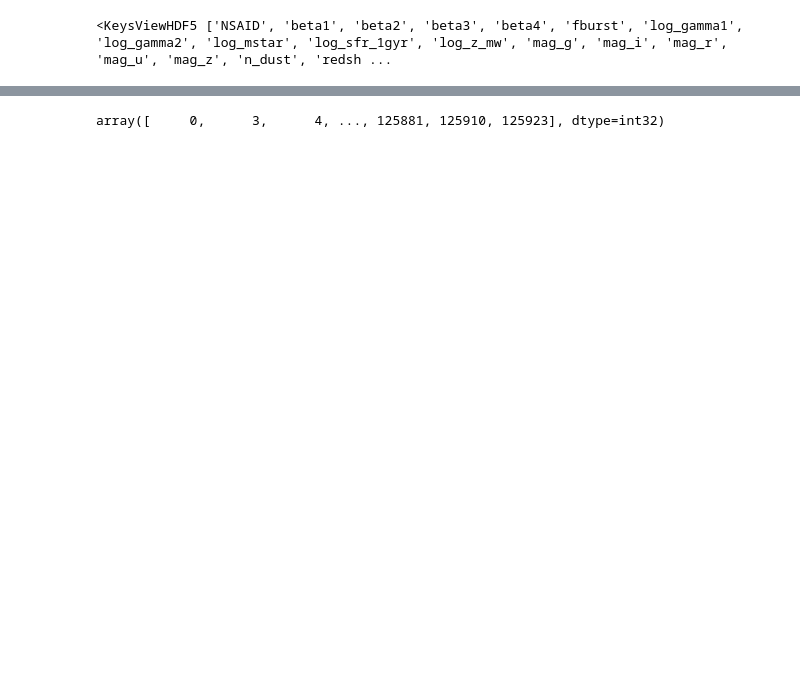
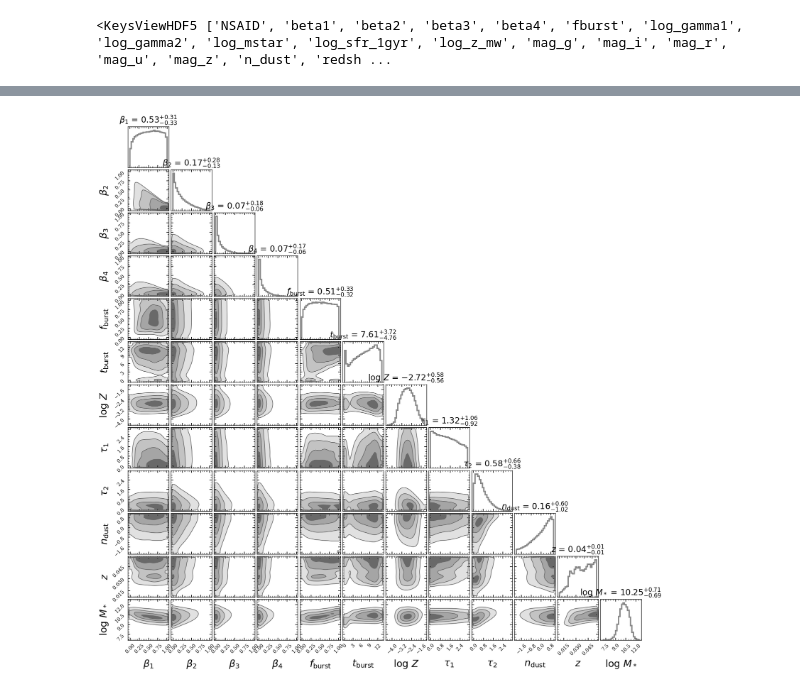
Before and after one commit to AstroJacobLi/popsed, a Jupyter notebook: notebooks/neural_density_estimator/NMF/nsa_sedflow.ipynb, the cells around one changed output, grey strips where cells are left out. Drawn from its saved outputs; the diff is of its cells as text; code cells hidden in the pictures; blank space fills up the shorter version.

```diff
--- a/notebooks/neural_density_estimator/NMF/nsa_sedflow.ipynb
+++ b/notebooks/neural_density_estimator/NMF/nsa_sedflow.ipynb
@@ -23,0 +48,15 @@ print(f.keys())
+# %%
+ind = np.random.randint(0, 10000, size=(12))
+# %%
+data = np.vstack([beta1[:, ind].ravel(),
+                  beta2[:, ind].ravel(),
+                  beta3[:, ind].ravel(),
+                  beta4[:, ind].ravel(),
+                  fburst[:, ind].ravel(),
+                  tburst[:, ind].ravel(),
+                  logzsol[:, ind].ravel(),
+                  dust1[:, ind].ravel(),
+                  dust2[:, ind].ravel(),
+                  dust_index[:, ind].ravel(),
+                  redshift[:, ind].ravel(),
+                  logm[:, ind].ravel()]).T
@@ -24,6 +78,39 @@ print(f.keys())
+# %%
+import matplotlib.lines as mlines
+
+labels = [
+    r'$\beta_{1}$',
+    r'$\beta_{2}$',
+    r'$\beta_{3}$',
+    r'$\beta_{4}$',
+    r'$f_{\mathrm{burst}}$',
+    r'$t_{\mathrm{burst}}$',
+    r'$\log\,Z$',
+    r'$\tau_1$',
+    r'$\tau_2$',
+    r'$n_{\mathrm{dust}}$',
+    r'$z$',
+    r'$\log\,M_*$',
+    ]
+
+figure, axes = plt.subplots(12, 12, figsize=(20, 20))
+figure = corner.corner(
+    data,
+    fig=figure,
+    color='dimgray',
+    labels=labels,
+    bins=25,
+    smooth=1.5,
+    fill_contours=True,
+    show_titles=True,
+#     title_fmt=None,
+    title_kwargs={'fontsize': 22},
+    label_kwargs={'fontsize': 26},
+    labelpad=0.15,
+    hist_kwargs={'density': True},
+    plot_datapoints=False
+    )
+# %% [output]
+[figure, added]
 # %%
 ids = f['NSAID'][...]
-# %%
-ids
-# %% [output]
-array([     0,      3,      4, ..., 125881, 125910, 125923], dtype=int32)
```
Also changed, not shown: parts of 33 cells of this notebook, 5 other files.
